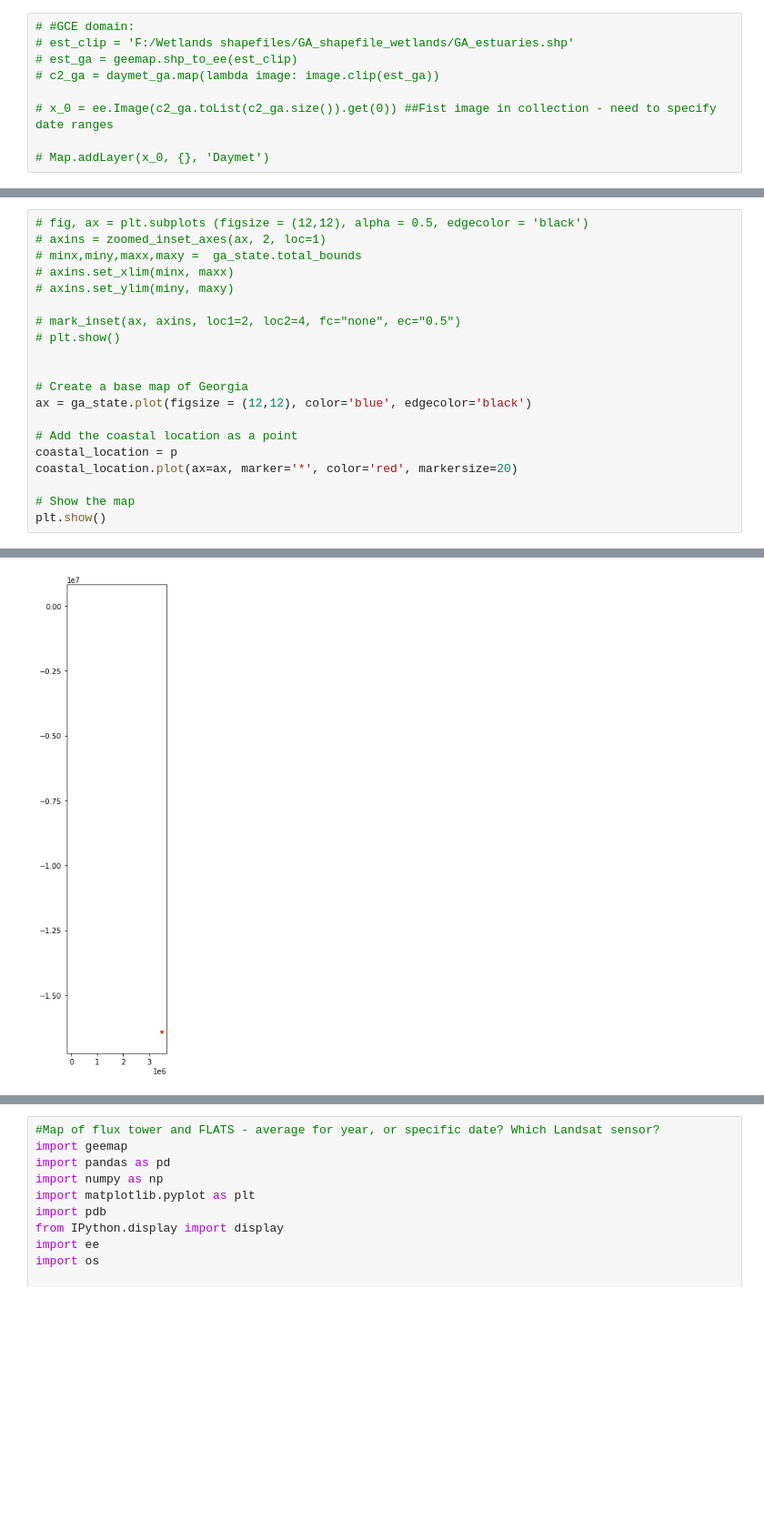
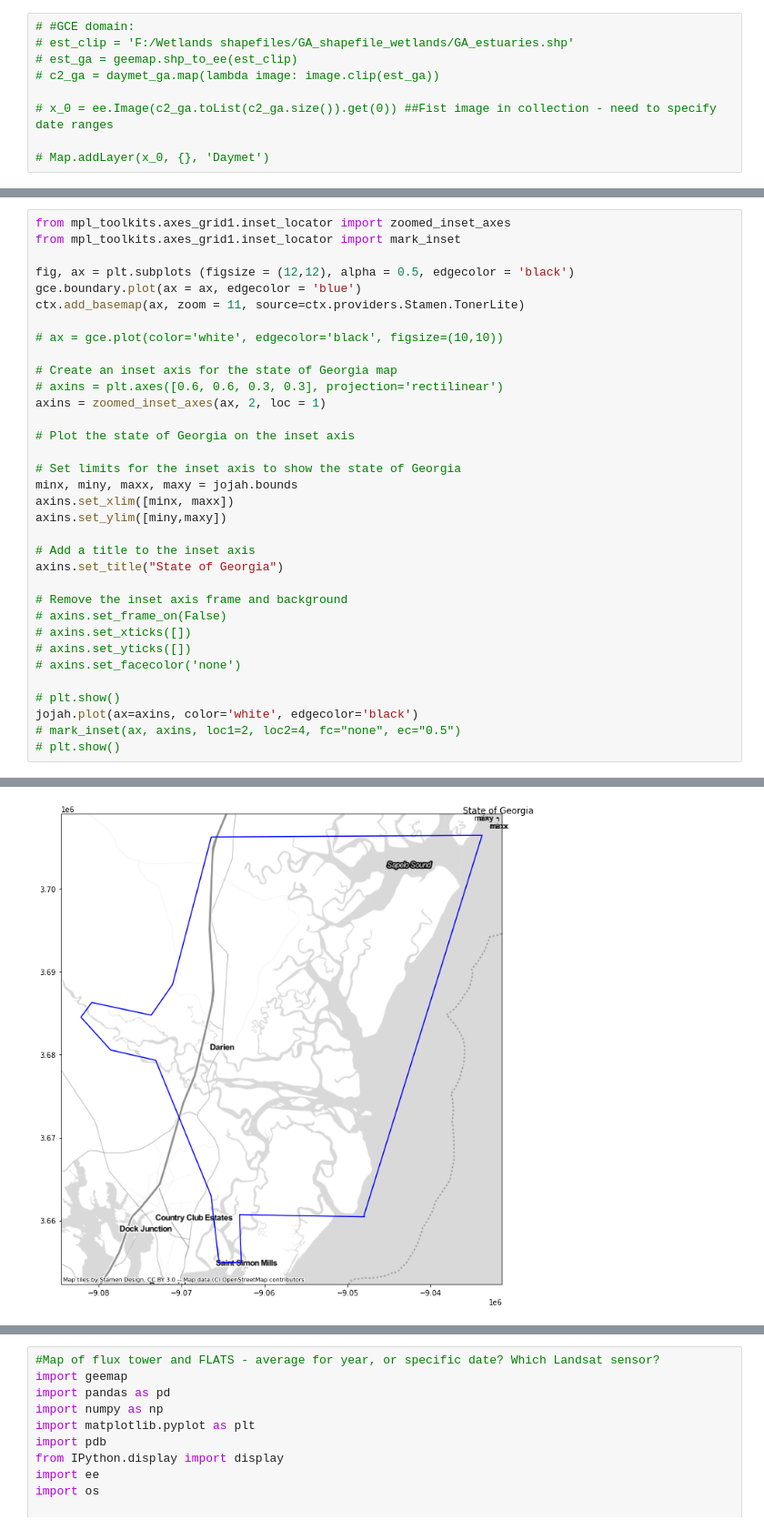
Before and after one commit to asajulien/PhD, a Jupyter notebook: Jupyter/Flats work/ROI for FLATS.ipynb, the cells around one changed output, grey strips where cells are left out. Shown at 91% size. Saved outputs shown, nothing was run; the diff lists cells and outputs as text; blank space fills up the shorter version.

Commit message:
Flats figures

```diff
--- a/Jupyter/Flats work/ROI for FLATS.ipynb
+++ b/Jupyter/Flats work/ROI for FLATS.ipynb
@@ -94,21 +118,35 @@ NameError: name 'shapely' is not defined
 # %%
-# fig, ax = plt.subplots (figsize = (12,12), alpha = 0.5, edgecolor = 'black')
-# axins = zoomed_inset_axes(ax, 2, loc=1)
-# minx,miny,maxx,maxy =  ga_state.total_bounds
-# axins.set_xlim(minx, maxx)
-# axins.set_ylim(miny, maxy)
+from mpl_toolkits.axes_grid1.inset_locator import zoomed_inset_axes
+from mpl_toolkits.axes_grid1.inset_locator import mark_inset
 
+fig, ax = plt.subplots (figsize = (12,12), alpha = 0.5, edgecolor = 'black')
+gce.boundary.plot(ax = ax, edgecolor = 'blue')
+ctx.add_basemap(ax, zoom = 11, source=ctx.providers.Stamen.TonerLite)
+
+# ax = gce.plot(color='white', edgecolor='black', figsize=(10,10))
+
+# Create an inset axis for the state of Georgia map
+# axins = plt.axes([0.6, 0.6, 0.3, 0.3], projection='rectilinear')
+axins = zoomed_inset_axes(ax, 2, loc = 1)
+
+# Plot the state of Georgia on the inset axis
+
+# Set limits for the inset axis to show the state of Georgia
+minx, miny, maxx, maxy = jojah.bounds
+axins.set_xlim([minx, maxx])
+axins.set_ylim([miny,maxy])
+
+# Add a title to the inset axis
+axins.set_title("State of Georgia")
+
+# Remove the inset axis frame and background
+# axins.set_frame_on(False)
+# axins.set_xticks([])
+# axins.set_yticks([])
+# axins.set_facecolor('none')
+
+# plt.show()
+jojah.plot(ax=axins, color='white', edgecolor='black')
 # mark_inset(ax, axins, loc1=2, loc2=4, fc="none", ec="0.5")
 # plt.show()
-
-
-# Create a base map of Georgia
-ax = ga_state.plot(figsize = (12,12), color='blue', edgecolor='black')
-
-# Add the coastal location as a point
-coastal_location = p
-coastal_location.plot(ax=ax, marker='*', color='red', markersize=20)
-
-# Show the map
-plt.show()
 # %% [output]
@@ -115 +154 @@ plt.show()
-[figure, old version]
+[figure, new version]
```
Also changed, not shown: parts of 12 cells of this notebook, 3 other files.
